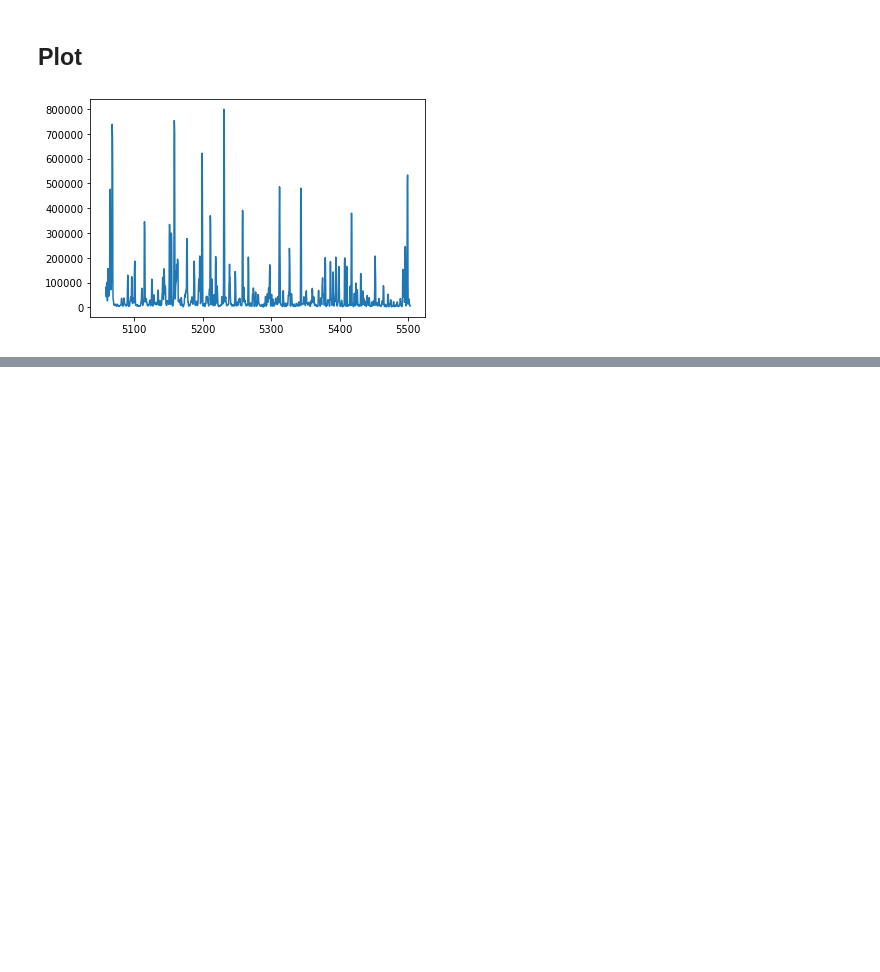
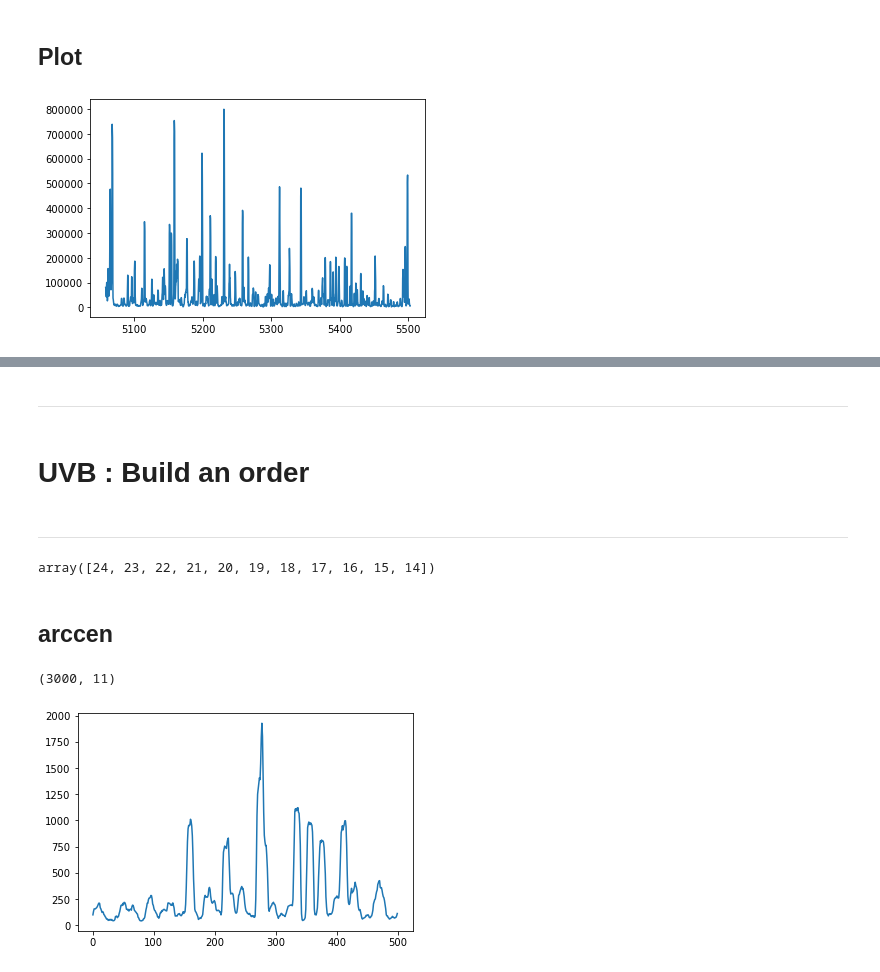
Before and after one commit to pypeit/PypeIt-development-suite, a Jupyter notebook: dev_algorithms/wavelengths/template_files/X-Shooter/Exploring_XShooter.ipynb, the cells around one changed output, grey strips where cells are left out. Saved outputs shown, nothing was run; the diff lists cells and outputs as text; code cells hidden in the pictures; blank space fills up the shorter version.

```diff
--- a/dev_algorithms/wavelengths/template_files/X-Shooter/Exploring_XShooter.ipynb
+++ b/dev_algorithms/wavelengths/template_files/X-Shooter/Exploring_XShooter.ipynb
@@ -123,0 +192,25 @@ plt.show()
+# %% [markdown]
+----
+# %% [markdown]
+# UVB : Build an order
+# %% [markdown]
+----
+# %%
+np.arange(24, 13, -1, dtype=int)
+# %% [output]
+array([24, 23, 22, 21, 20, 19, 18, 17, 16, 15, 14])
+# %% [markdown]
+## arccen
+# %%
+arccen = np.load('vlt_xshooter_uvb_arccen.npy')
+arccen.shape
+# %% [output]
+(3000, 11)
+# %%
+plt.clf()
+ax = plt.gca()
+ax.plot(arccen[:,0][1500:2000])
+#
+plt.show()
+# %% [output]
+[figure, added]
```
Also changed, not shown: parts of 26 cells of this notebook.
